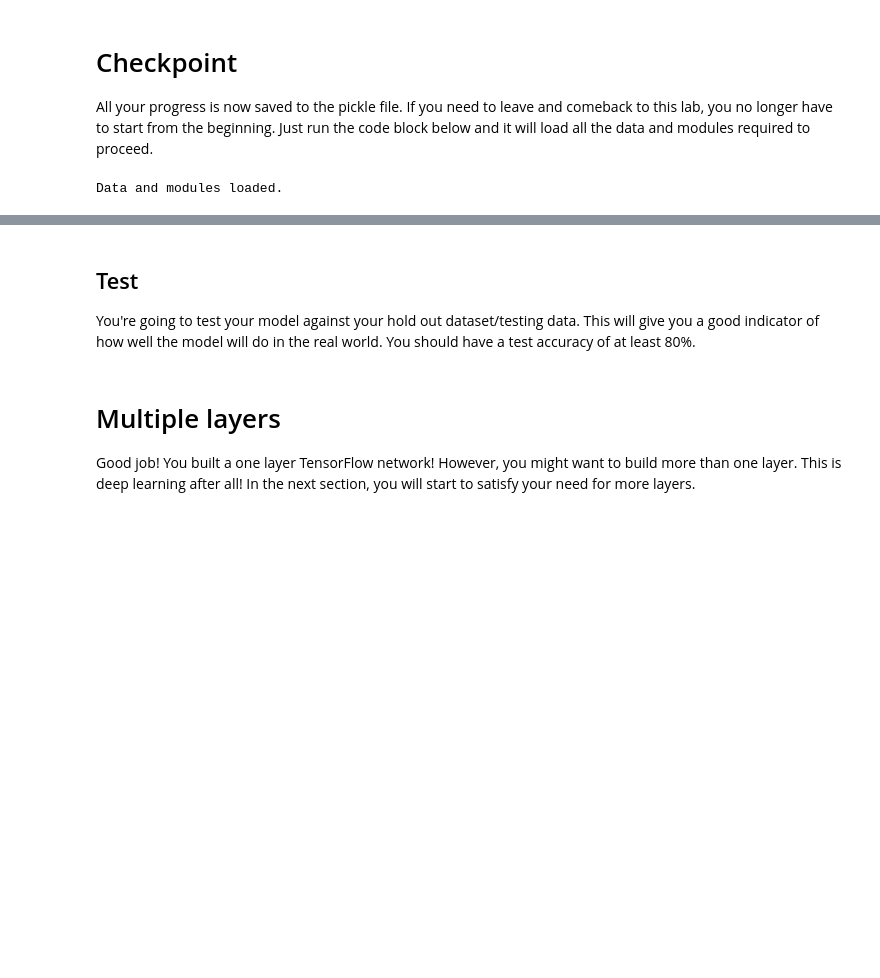
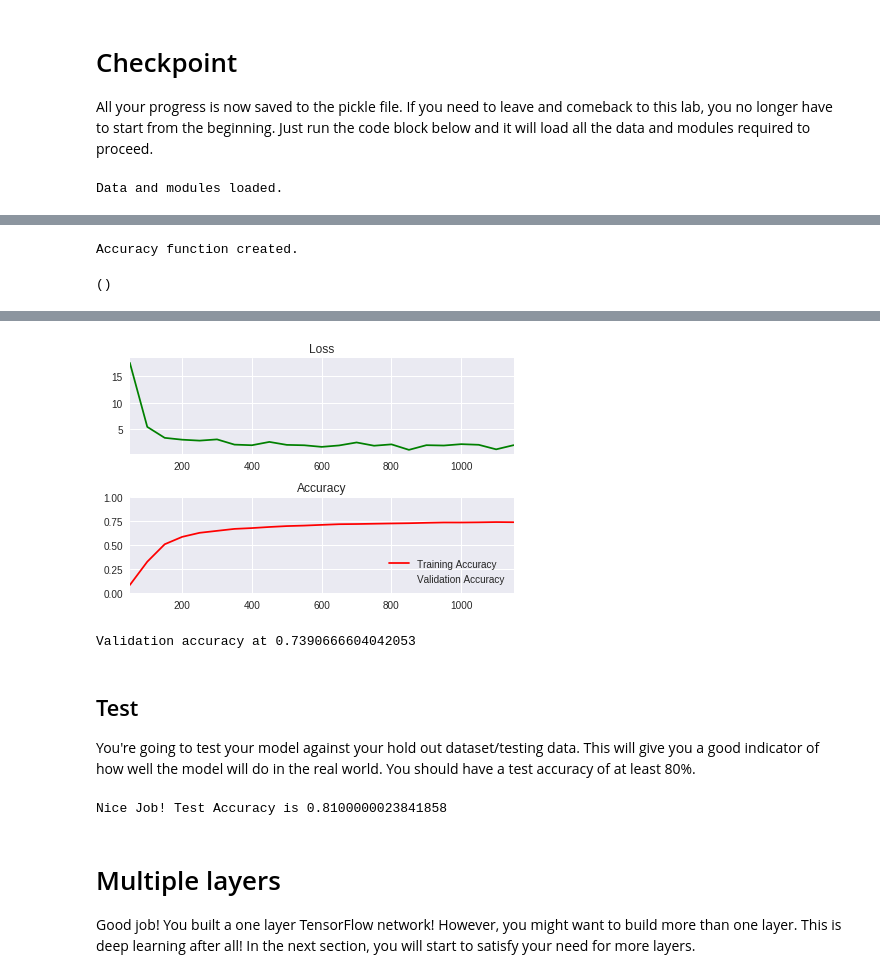
Before and after one commit to xlnwel/deep-learning, a Jupyter notebook: intro-to-tensorflow/intro_to_tensorflow.ipynb, the cells around one changed output, grey strips where cells are left out. Cells and saved outputs as stored; diff of their text form; code cells hidden in the pictures; blank space fills up the shorter version.

```diff
--- a/intro-to-tensorflow/intro_to_tensorflow.ipynb
+++ b/intro-to-tensorflow/intro_to_tensorflow.ipynb
@@ -269,12 +269,12 @@ features_count = 784
 labels_count = 10
 
 # Done: Set the features and labels tensors
-features =
-labels =
+features = tf.placeholder(tf.float32)
+labels = tf.placeholder(tf.float32)
 
-# TODO: Set the weights and biases tensors
-# weights =
-# biases =
+# Done: Set the weights and biases tensors
+weights = tf.Variable(tf.truncated_normal((features_count, labels_count)))
+biases = tf.Variable(tf.zeros(labels_count))
 
 
 
@@ -337,6 +343,15 @@ is_correct_prediction = tf.equal(tf.argmax(prediction, 1), tf.argmax(labels, 1))
 accuracy = tf.reduce_mean(tf.cast(is_correct_prediction, tf.float32))
 
 print('Accuracy function created.')
+# %% [output]
+Accuracy function created.
+# %%
+with tf.Session() as sess:
+    sess.run(init)
+    l = sess.run(loss, feed_dict=train_feed_dict)
+    print(l.shape)
+# %% [output]
+()
 # %% [markdown]
 <img src="image/Learn_Rate_Tune_Image.png" style="height: 70%;width: 70%">
 ## Problem 3
@@ -369,9 +384,9 @@ The code will print out a Loss and Accuracy graph, so you can see how well the n
 # Change if you have memory restrictions
 batch_size = 128
 
-# TODO: Find the best parameters for each configuration
-# epochs =
-# learning_rate =
+# Done: Find the best parameters for each configuration
+epochs = 1
+learning_rate = 0.1
 
 
 
@@ -414,33 +429,36 @@ with tf.Session() as session:
             if not batch_i % log_batch_step:
                 # Calculate Training and Validation accuracy
                 training_accuracy = session.run(accuracy, feed_dict=train_feed_dict)
                 validation_accuracy = session.run(accuracy, feed_dict=valid_feed_dict)
 
                 # Log batches
                 previous_batch = batches[-1] if batches else 0
                 batches.append(log_batch_step + previous_batch)
                 loss_batch.append(l)
                 train_acc_batch.append(training_accuracy)
                 valid_acc_batch.append(validation_accuracy)
 
         # Check accuracy against Validation data
         validation_accuracy = session.run(accuracy, feed_dict=valid_feed_dict)
 
 loss_plot = plt.subplot(211)
 loss_plot.set_title('Loss')
 loss_plot.plot(batches, loss_batch, 'g')
 loss_plot.set_xlim([batches[0], batches[-1]])
 acc_plot = plt.subplot(212)
 acc_plot.set_title('Accuracy')
 acc_plot.plot(batches, train_acc_batch, 'r', label='Training Accuracy')
 acc_plot.plot(batches, valid_acc_batch, 'x', label='Validation Accuracy')
 acc_plot.set_ylim([0, 1.0])
 acc_plot.set_xlim([batches[0], batches[-1]])
 acc_plot.legend(loc=4)
 plt.tight_layout()
 plt.show()
 
 print('Validation accuracy at {}'.format(validation_accuracy))
+# %% [output]
+[figure, added]
+Validation accuracy at 0.7390666604042053
 # %% [markdown]
 ## Test
 You're going to test your model against your hold out dataset/testing data.  This will give you a good indicator of how well the model will do in the real world.  You should have a test accuracy of at least 80%.
@@ -475,6 +493,8 @@ with tf.Session() as session:
 
 assert test_accuracy >= 0.80, 'Test accuracy at {}, should be equal to or greater than 0.80'.format(test_accuracy)
 print('Nice Job! Test Accuracy is {}'.format(test_accuracy))
+# %% [output]
+Nice Job! Test Accuracy is 0.8100000023841858
 # %% [markdown]
 # Multiple layers
 Good job!  You built a one layer TensorFlow network!  However, you might want to build more than one layer.  This is deep learning after all!  In the next section, you will start to satisfy your need for more layers.
```
Also changed, not shown: parts of 1 cell of this notebook.
